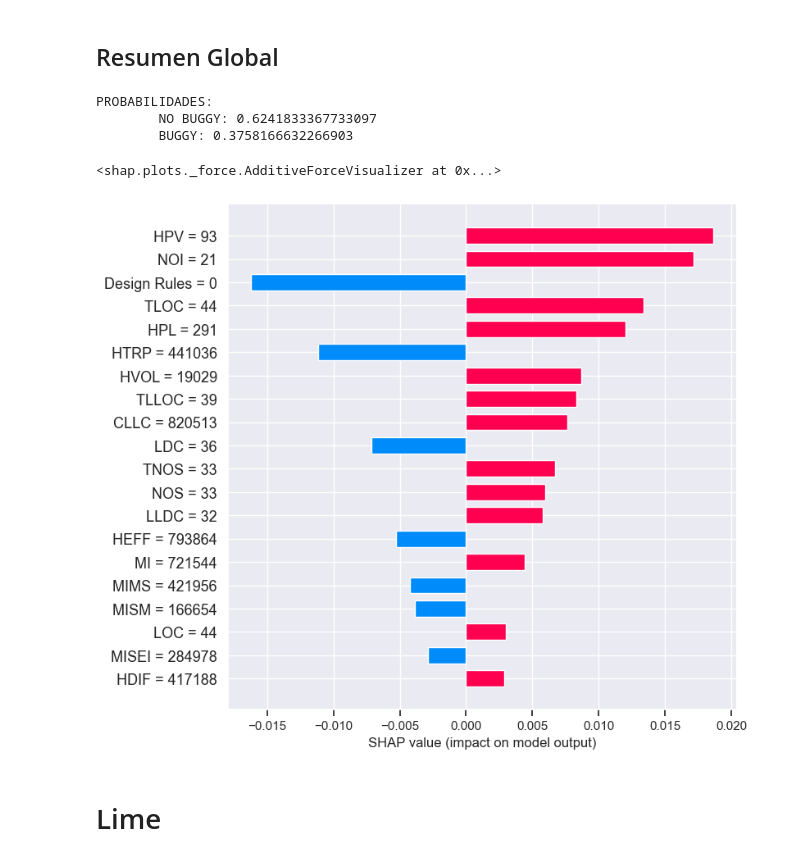
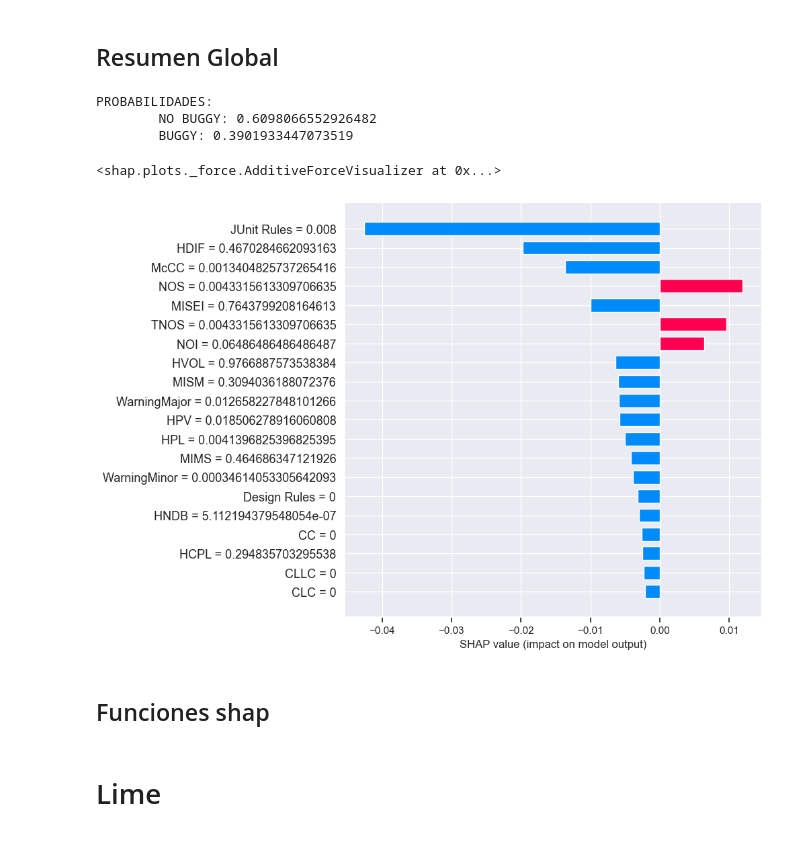
Before and after one commit to davidmacar/bug-prediction-explanation, a Jupyter notebook: estudio_bugHunter.ipynb, the cells around one changed output. Drawn from its saved outputs; the diff is of its cells as text; code cells hidden in the pictures.

```diff
--- a/databug_.ipynb
+++ b/estudio_bugHunter.ipynb
@@ -441,30 +462,2 @@ RandomForestClassifier(max_depth=35, max_features=39, min_samples_split=3,
 # %% [markdown]
 ### Evaluación rápida del modelo
-# %%
-# ACCURACY SCORE
-y_pred = rf_reduced.predict(important_test_features)
-precision = accuracy_score(y_test, y_pred)
-print('Accuracy Score: {:.2f} %'.format(precision * 100))
-predicciones_correctas = accuracy_score(y_test, y_pred, normalize=False)
-print('Predicciones correctas: {}'.format(predicciones_correctas))
-
-# View the classification report for test data and predictions
-print(classification_report(y_test, y_pred))
-
-conf_matrix = confusion_matrix(y_test, y_pred)
-conf_matrix = conf_matrix.astype('float') / conf_matrix.sum(axis=1)[:, np.newaxis]
-
-# Confusion matrix usando un heat map
-sns.set(font_scale=1)
-sns.heatmap(conf_matrix, annot=True, cmap=plt.cm.Greens)
-
-# Labels
-class_names = ['Not Buggy', 'Buggy']
-tick_marks = np.arange(len(class_names))
-tick_marks2 = tick_marks + 0.5
-plt.xticks(tick_marks, class_names, rotation=30)
-plt.yticks(tick_marks2, class_names, rotation=0)
-plt.xlabel('Predicted label')
-plt.ylabel('True label')
-plt.title('Confusion Matrix for Random Forest Model')
-plt.show()
@@ -490,9 +478,9 @@ X_test = important_test_features
+# %%
+X_new_test = important_test_features
 # %% [markdown]
 # Shap
 # %%
-import shap
-import joblib
-shap_explainer = shap.TreeExplainer(rf)
+shap_explainer = shap.TreeExplainer(rf_reduced)
 shap.initjs()
 # %% [output]
 [interactive output not drawn]
@@ -508,21 +496,23 @@ shap.initjs()
 # shap.summary_plot(shap_explainer.shap_values(X_test), X_test, plot_type="bar")
 # %%
 # Plots para SHAP
-entry_to_explain = 95
-print(f'PROBABILIDADES:\n\tNO BUGGY: {rf.predict_proba(X_test)[entry_to_explain, 0]}\n\tBUGGY: {rf.predict_proba(X_test)[entry_to_explain, 1]}')
+entry_to_explain = 56
+print(f'PROBABILIDADES:\n\tNO BUGGY: {rf_reduced.predict_proba(X_new_test)[entry_to_explain, 0]}\n\tBUGGY: {rf_reduced.predict_proba(X_new_test)[entry_to_explain, 1]}')
 
-shap_values = shap_explainer.shap_values(np.array(X_test.iloc[entry_to_explain]))
-shap.force_plot(shap_explainer.expected_value[1], shap_values[1], X_test.iloc[entry_to_explain])
+shap_values = shap_explainer.shap_values(np.array(X_new_test.iloc[entry_to_explain]))
+shap.force_plot(shap_explainer.expected_value[1], shap_values[1], X_new_test.iloc[entry_to_explain])
 # %% [output]
 PROBABILIDADES:
-        NO BUGGY: 0.6241833367733097
-        BUGGY: 0.3758166632266903
+        NO BUGGY: 0.6098066552926482
+        BUGGY: 0.3901933447073519
 <shap.plots._force.AdditiveForceVisualizer at 0x...>
 # %%
 plt.figure(figsize=(8,8))
-shap.bar_plot(shap_values[1], features=X_test.iloc[entry_to_explain], max_display=20)
+shap.bar_plot(shap_values[1], features=X_new_test.iloc[entry_to_explain], max_display=20)
 # %% [output]
-[figure, old version]
+[figure, new version]
+# %% [markdown]
+## Funciones shap
 # %%
 def shap_force_plot(data:pd.DataFrame, exp:shap.TreeExplainer, x:int):
     for i in range(x):
```
Also changed, not shown: parts of 73 cells of this notebook, 1 other file.
